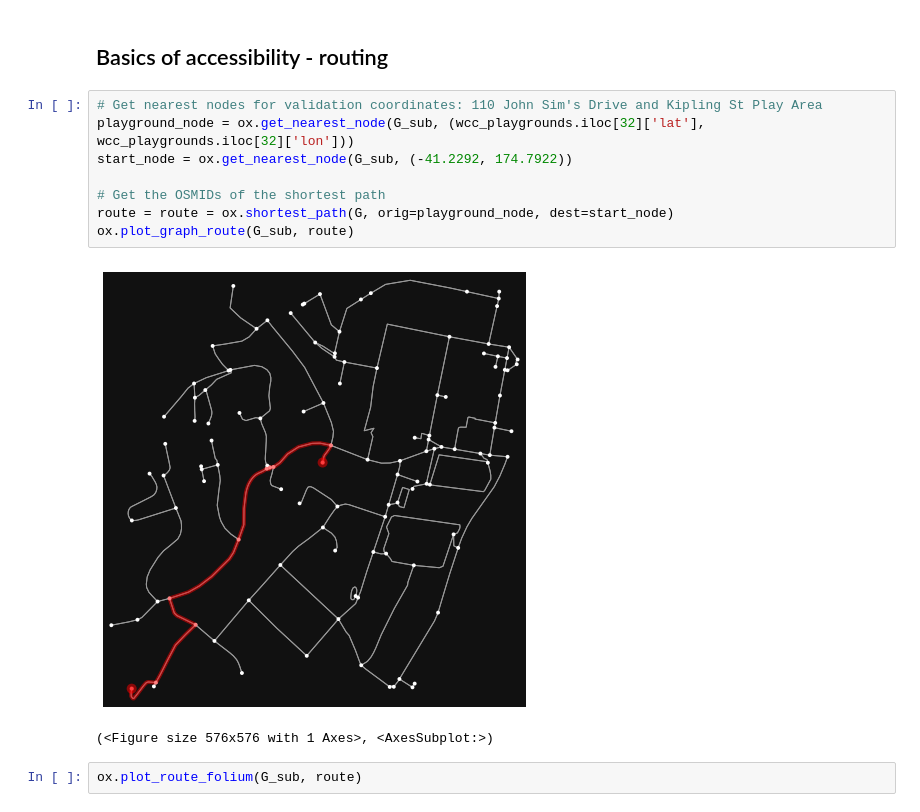
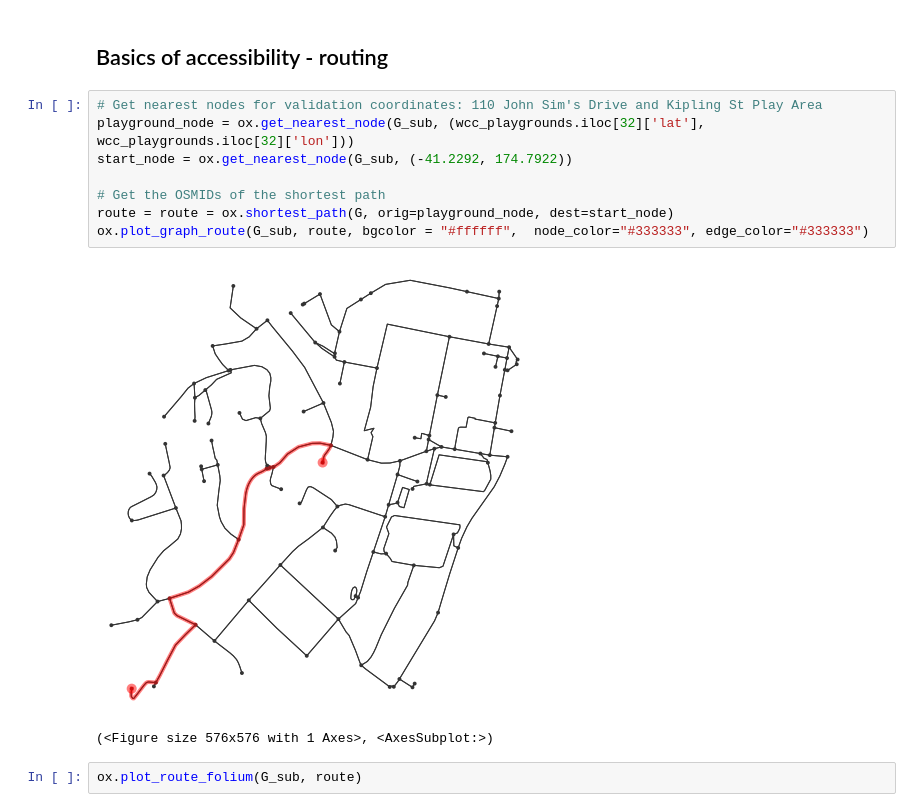
Before and after one commit to shriv/maptime-jul21, a Jupyter notebook: Walking to the park on a computer.ipynb, the cells around one changed output. Saved outputs shown, nothing was run; the diff lists cells and outputs as text.

```diff
--- a/Walking to the park on a computer.ipynb
+++ b/Walking to the park on a computer.ipynb
@@ -197,13 +202,13 @@ gdf_nodes, gdf_edges = ox.graph_to_gdfs(G)
 # %%
 # Get nearest nodes for validation coordinates: 110 John Sim's Drive and Kipling St Play Area
 playground_node = ox.get_nearest_node(G_sub, (wcc_playgrounds.iloc[32]['lat'], wcc_playgrounds.iloc[32]['lon']))
 start_node = ox.get_nearest_node(G_sub, (-41.2292, 174.7922))
 
 # Get the OSMIDs of the shortest path
 route = route = ox.shortest_path(G, orig=playground_node, dest=start_node)
-ox.plot_graph_route(G_sub, route)
+ox.plot_graph_route(G_sub, route, bgcolor = "#ffffff",  node_color="#333333", edge_color="#333333")
 # %% [output]
-[figure, old version]
+[figure, new version]
 (<Figure size 576x576 with 1 Axes>, <AxesSubplot:>)
 # %%
 ox.plot_route_folium(G_sub, route)
```
Also changed, not shown: parts of 21 cells of this notebook, 1 other file.
